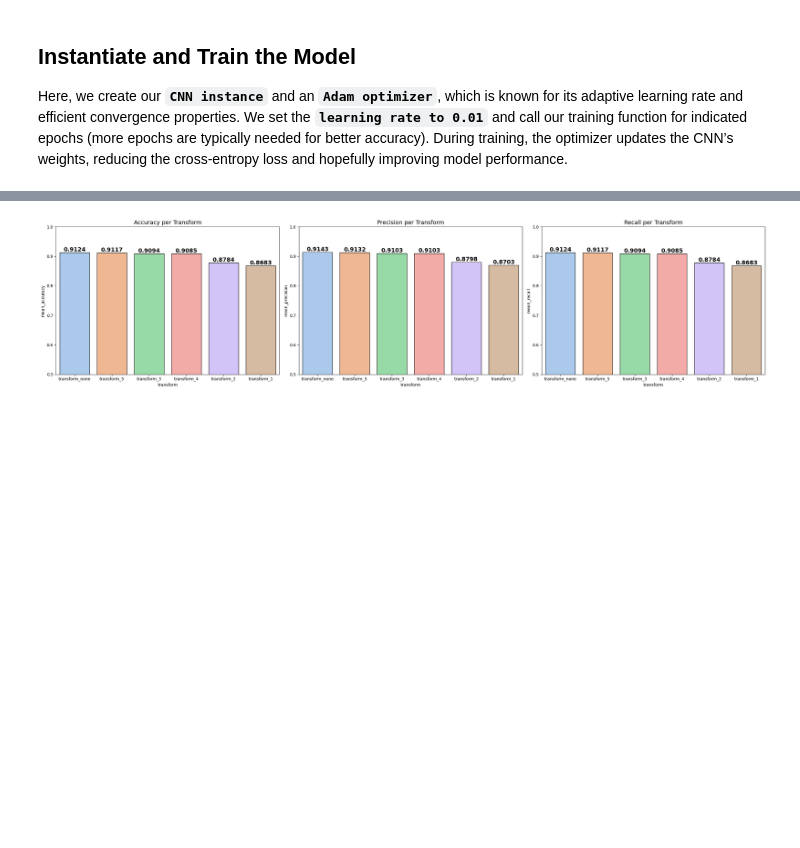
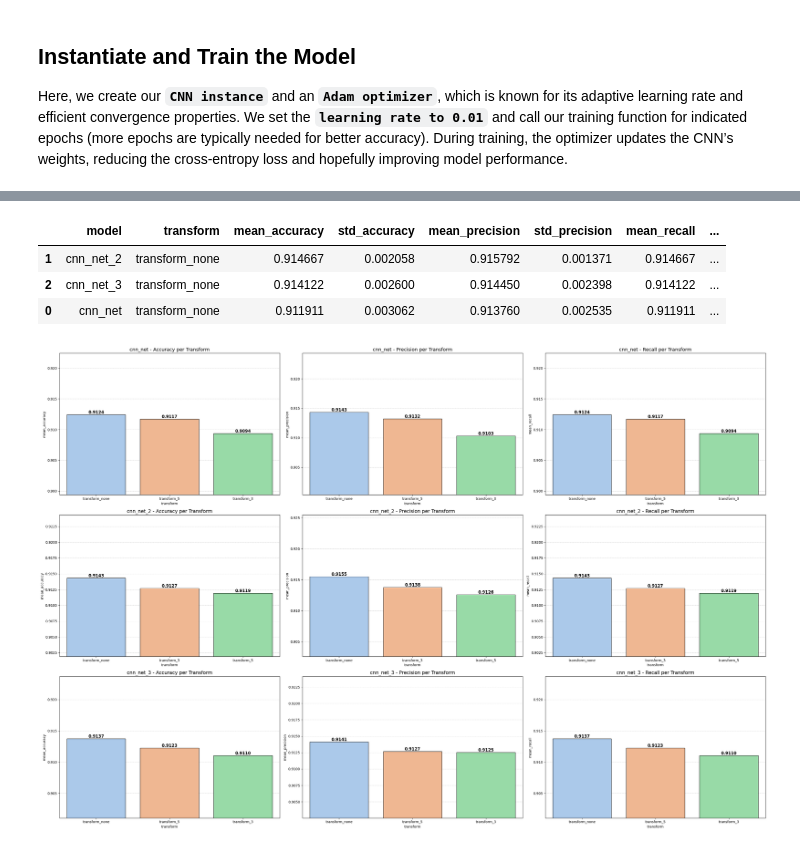
Before and after one commit to WasinYok/AutoTag-with-CNN, a Jupyter notebook: Cloth_tagging_with_CNN.ipynb, the cells around one changed output, grey strips where cells are left out. Cells and saved outputs as stored; diff of their text form; code cells hidden in the pictures; blank space fills up the shorter version.

Commit message:
Define New CNN for comparing the model which one is the best

```diff
--- a/Cloth_tagging_with_CNN.ipynb
+++ b/Cloth_tagging_with_CNN.ipynb
@@ -608,33 +709,68 @@ df_summary
+# %%
+df_summary.sort_values(by= "mean_accuracy", ascending= False)
+# %% [output]
+|  | model | transform | mean_accuracy | std_accuracy | mean_precision | std_precision | mean_recall | ... |
+| 1 | cnn_net_2 | transform_none | 0.914667 | 0.002058 | 0.915792 | 0.001371 | 0.914667 | ... |
+| 2 | cnn_net_3 | transform_none | 0.914122 | 0.002600 | 0.914450 | 0.002398 | 0.914122 | ... |
+| 0 | cnn_net | transform_none | 0.911911 | 0.003062 | 0.913760 | 0.002535 | 0.911911 | ... |
 # %%
+df_summary = pd.read_csv("multi_run_summary_with_different_cnn.csv")
+
 sns.set_palette("pastel")
 
-fig, axes = plt.subplots(1, 3, figsize=(25, 6))
+fig, axes = plt.subplots(3, 3, figsize=(30, 20))
+
+# Unique models (e.g., "cnn_net", "cnn_net_2", "cnn_net_3")
+models = df_summary["model"].unique()
 
 metrics = ["mean_accuracy", "mean_precision", "mean_recall"]
 titles = ["Accuracy per Transform", "Precision per Transform", "Recall per Transform"]
 
-for i, metric in enumerate(metrics):
-    ax = axes[i]
+for row_idx, model in enumerate(models):
+    # Filter df_summary to only this model
+    df_model = df_summary[df_summary["model"] == model]
 
-    sns.barplot(
-        data= df_summary.sort_values(by=metric, ascending= False),
-        x= "transform",
-        y= metric,
-        hue= "transform",
-        ax= ax,
-        edgecolor= "black"  # Black border for bars
-)
+    for col_idx, metric in enumerate(metrics):
+        ax = axes[row_idx][col_idx]
 
-    ax.set_ylim(0.5, 1.0)
+        # Sort by the metric if desired
+        df_model_sorted = df_model.sort_values(by=metric, ascending=False)
 
-    ax.set_title(titles[i], fontsize=14)
+        sns.barplot(
+            data=df_model_sorted,
+            x="transform",
+            y=metric,
+            hue="transform",
+            ax=ax,
+            edgecolor="black",
+            palette="pastel"
+        )
 
-    for p in ax.patches:
-        ax.annotate(f'{p.get_height():.4f}',
-                    (p.get_x() + p.get_width() / 2., p.get_height()),
-                    ha='center', va='bottom', fontsize=14, color='black', weight= "bold")
+         # Get min and max values for this metric in this model
+        min_val = df_model_sorted[metric].min()
+        max_val = df_model_sorted[metric].max()
+
+        # Dynamically set y-limit to **zoom in**
+        ax.set_ylim(min_val - 0.01, max_val + 0.01)  # Small padding for visibility
+
+        ax.set_title(f"{model} - {titles[col_idx]}", fontsize=14)
+
+        ax.yaxis.grid(True, linestyle="--", alpha=0.6)  # Dashed grid lines
+        ax.set_axisbelow(True)  # Ensure grid lines are behind bars
+
+        # Add value labels
+        for p in ax.patches:
+            ax.annotate(
+                f'{p.get_height():.4f}',
+                (p.get_x() + p.get_width() / 2., p.get_height()),
+                ha='center',
+                va='bottom',
+                fontsize=12,
+                color='black',
+                weight="bold"
+            )
 
 plt.tight_layout()
 plt.show()
 # %% [output]
-[figure, old version]
+[figure, new version]
```
Also changed, not shown: parts of 9 cells of this notebook, 8 other files.
